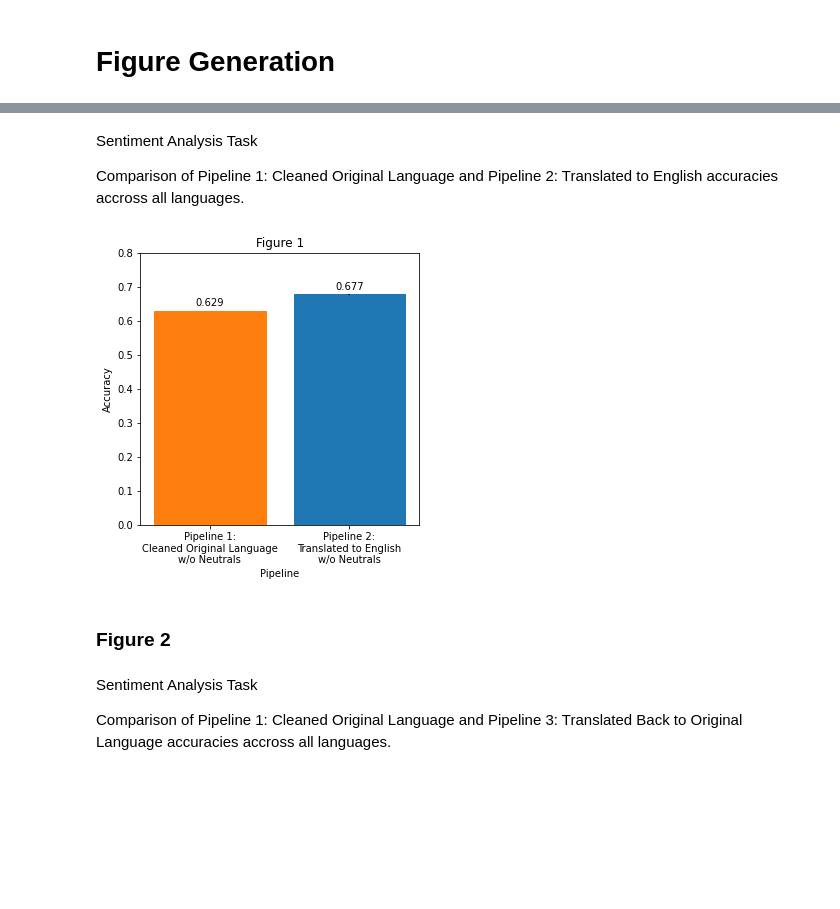
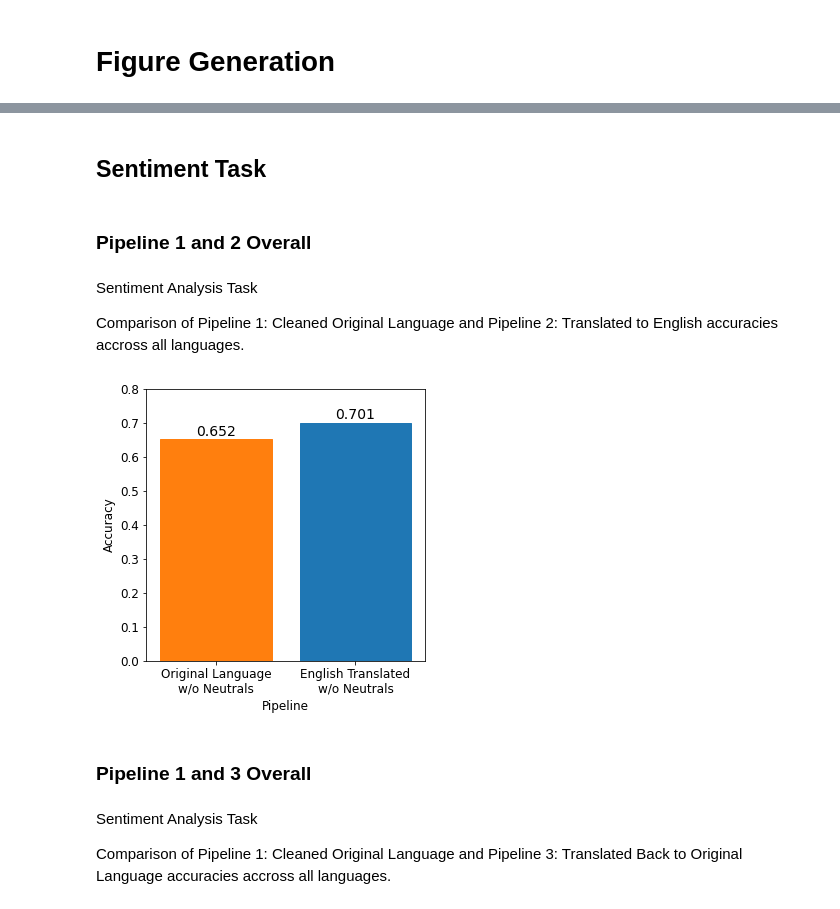
Before and after one commit to edward-chew/machine-translation, a Jupyter notebook: results.ipynb, the cells around one changed output, grey strips where cells are left out. Saved outputs shown, nothing was run; the diff lists cells and outputs as text; code cells hidden in the pictures; blank space fills up the shorter version.

```diff
--- a/results.ipynb
+++ b/results.ipynb
@@ -27,9 +28,9 @@ def read_sentiment_data(dir_name: str):
 
     # Go through each pipeline
     for pline in sorted(os.listdir(dir_name)):
-        if pline == "Twitter Dataset" or pline == "NewLanguages":
+        if pline == "Tweet text_Clean_Label":
             pipeline = "Pipeline 1"
-        elif pline == "TranslatedToEnglishTweets":
+        elif pline == "TranslatedToEnglish_Label":
             pipeline = "Pipeline 2"
         else:
             pipeline = "Pipeline 3"
@@ -74,3 +70,5 @@ sent_data_newlang = read_sentiment_data("BootstrappedSentiment_NewLanguages")
+# %%
+sent_data = read_sentiment_data("0_AllTranslationsCombined_Sampled_PolyglotSentimentOutput_BootstrappedResults")
 # %% [markdown]
 ### Topic Clustering Task
 # %%
@@ -146,3 +136,9 @@ k_cluster_data
+# %%
+plt.rcParams.update({'font.size': 12})
+# %% [markdown]
+## Sentiment Task
+# %% [markdown]
+### Pipeline 1 and 2 Overall
 # %% [markdown]
 Sentiment Analysis Task
 
@@ -154,37 +150,37 @@ def lower_dist(i):
 # %%
 pl1_data = sent_data["Pipeline 1"]["NoNeuTweets"]["Combined"]
 pl2_data = sent_data["Pipeline 2"]["NoNeuTweets"]["Combined"]
-fig_data = pd.DataFrame({"Pipeline": ["Pipeline 1:\nCleaned Original Language\nw/o Neutrals", "Pipeline 2:\nTranslated to English\nw/o Neutrals"],
+fig_data = pd.DataFrame({"Pipeline": ["Original Language\nw/o Neutrals", "English Translated\nw/o Neutrals"],
                      "Median": [pl1_data["Median"], pl2_data["Median"]],
                      "99 Distance": [pl1_data["99 Distance"], pl2_data["99 Distance"]]})
 
 plt.rcParams["figure.figsize"] = (5,5)
 
 bp = sns.barplot(
     data=fig_data,
     x="Pipeline",
     y="Median",
     yerr=fig_data["99 Distance"])
 
 plt.ylim(0, 0.8)
-bp.set_title("Figure 1")
+# bp.set_title("Figure 1")
 bp.set(xlabel="Pipeline", ylabel="Accuracy")
 
 bp.patches[0].set_color("tab:orange")
 bp.patches[1].set_color("tab:blue")
 
 for bar in bp.patches:
     bp.annotate(format(bar.get_height(), '.3f'),
                (bar.get_x() + bar.get_width() / 2,
                 bar.get_height()), ha='center', va='center',
-                size=10, xytext=(0, 8),
+                size=14, xytext=(0, 8),
                 textcoords='offset points')
 
-plt.savefig("Figures/figure1.png", bbox_inches="tight")
+plt.savefig("Figures/figure1.png", bbox_inches="tight", dpi=2000)
 # %% [output]
-[figure, old version]
+[figure, new version]
-# %% [markdown]
-### Figure 2
+# %% [markdown]
+### Pipeline 1 and 3 Overall
 # %% [markdown]
 Sentiment Analysis Task
 
```
Also changed, not shown: parts of 100 cells of this notebook, 5 other files.
